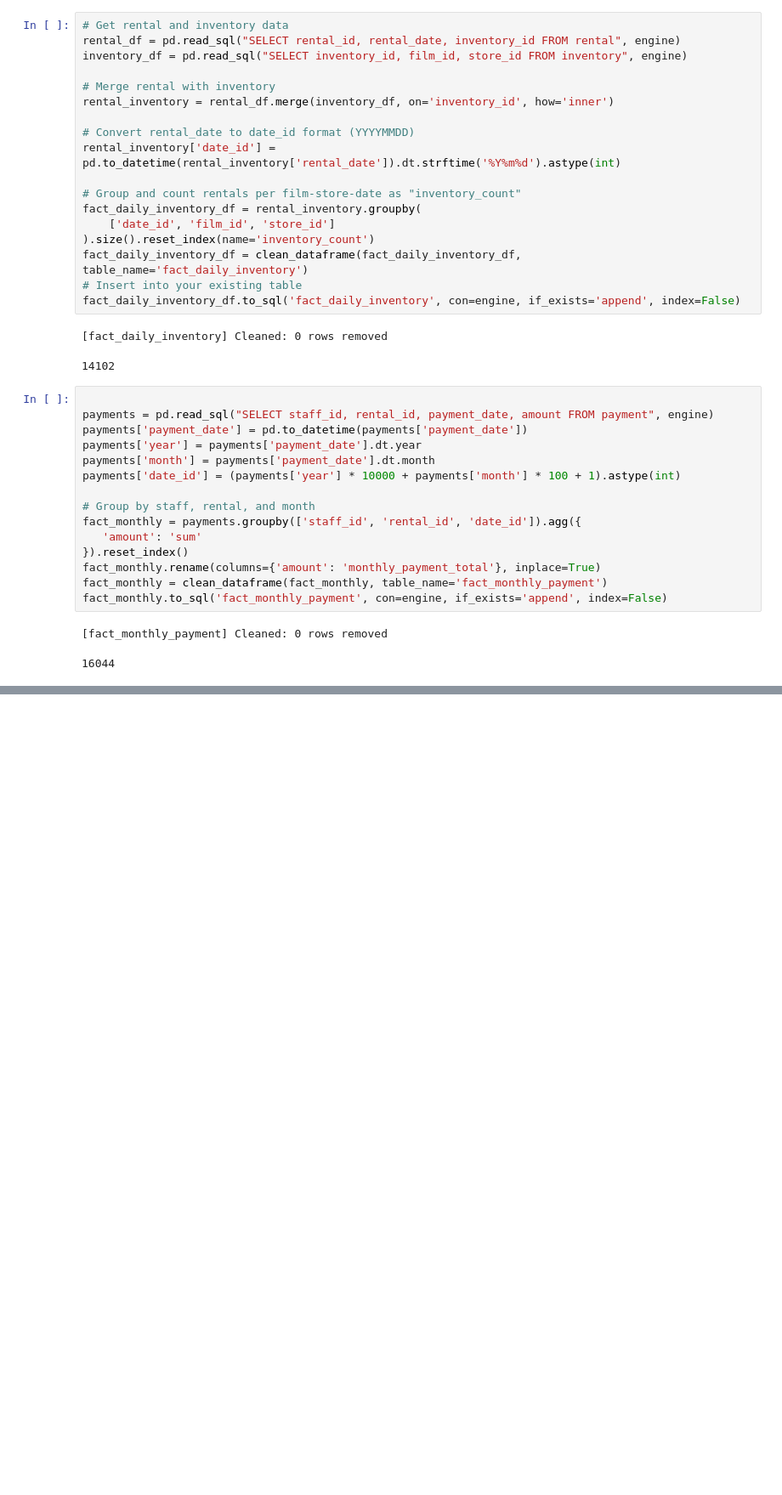
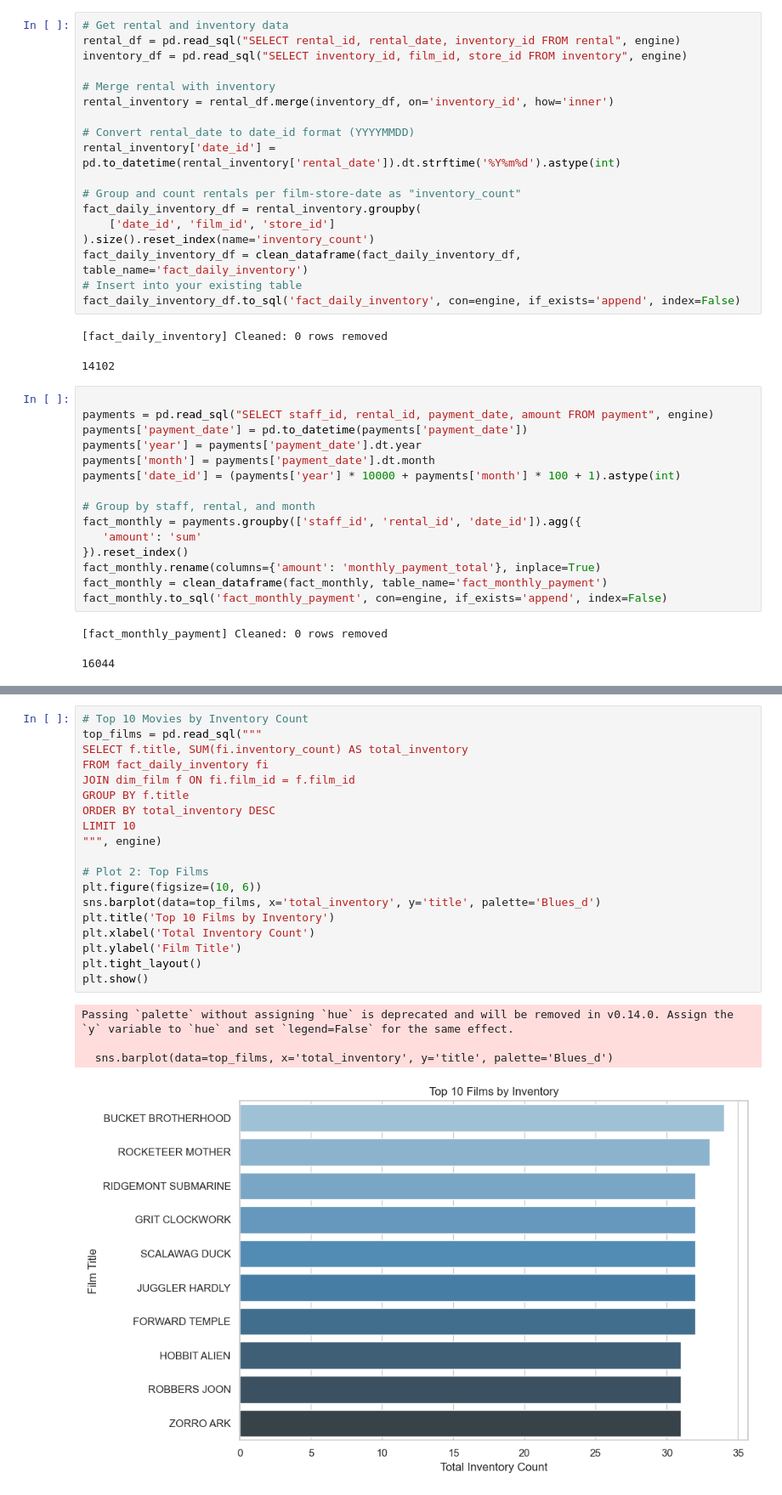
Before and after one commit to iistatiehh/FilmDataWareHouse, a Jupyter notebook: filmETLs.ipynb, the cells around one changed output, grey strips where cells are left out. Shown: that part at 85% size. Drawn from its saved outputs; the diff is of its cells as text; blank space fills up the shorter version.

```diff
--- a/filmETLs.ipynb
+++ b/filmETLs.ipynb
@@ -164,0 +226,24 @@ fact_monthly.to_sql('fact_monthly_payment', con=engine, if_exists='append', inde
+# %%
+# Top 10 Movies by Inventory Count
+top_films = pd.read_sql("""
+SELECT f.title, SUM(fi.inventory_count) AS total_inventory
+FROM fact_daily_inventory fi
+JOIN dim_film f ON fi.film_id = f.film_id
+GROUP BY f.title
+ORDER BY total_inventory DESC
+LIMIT 10
+""", engine)
+
+# Plot 2: Top Films
+plt.figure(figsize=(10, 6))
+sns.barplot(data=top_films, x='total_inventory', y='title', palette='Blues_d')
+plt.title('Top 10 Films by Inventory')
+plt.xlabel('Total Inventory Count')
+plt.ylabel('Film Title')
+plt.tight_layout()
+plt.show()
+# %% [output]
+Passing `palette` without assigning `hue` is deprecated and will be removed in v0.14.0. Assign the `y` variable to `hue` and set `legend=False` for the same effect.
+
+  sns.barplot(data=top_films, x='total_inventory', y='title', palette='Blues_d')
+[figure, added]
```
Also changed, not shown: parts of 5 cells of this notebook, 1 other file.
